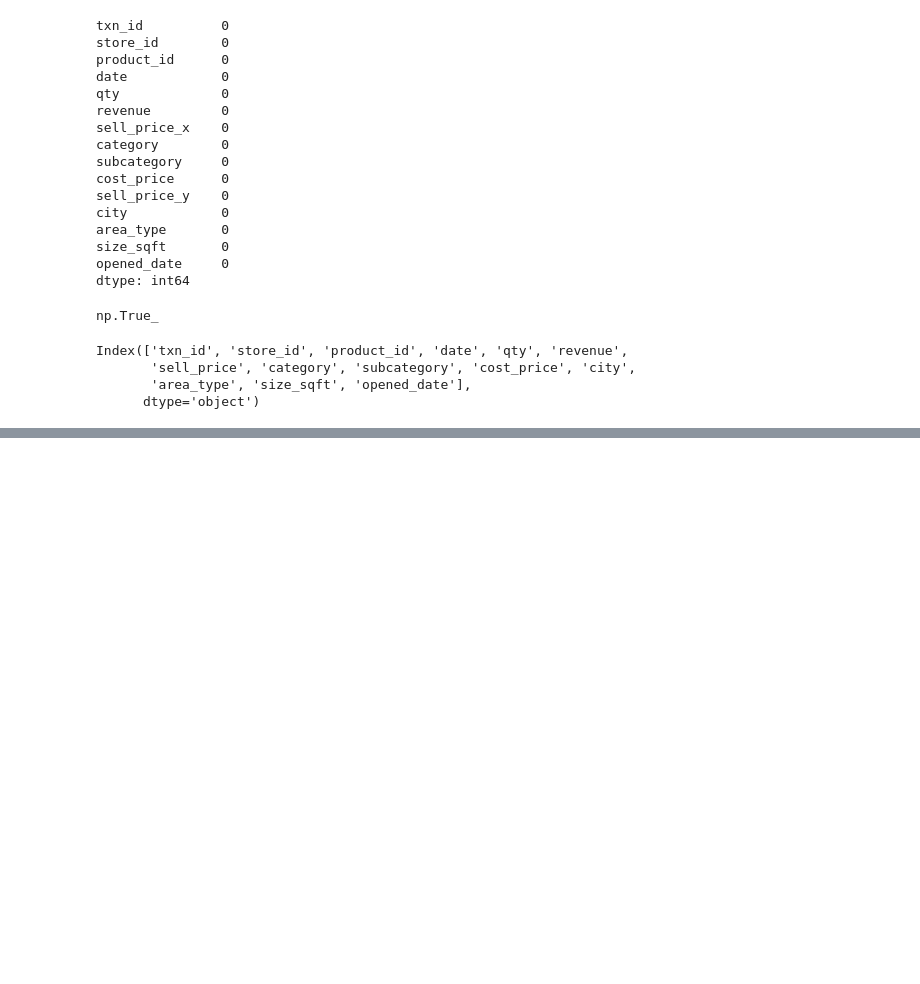
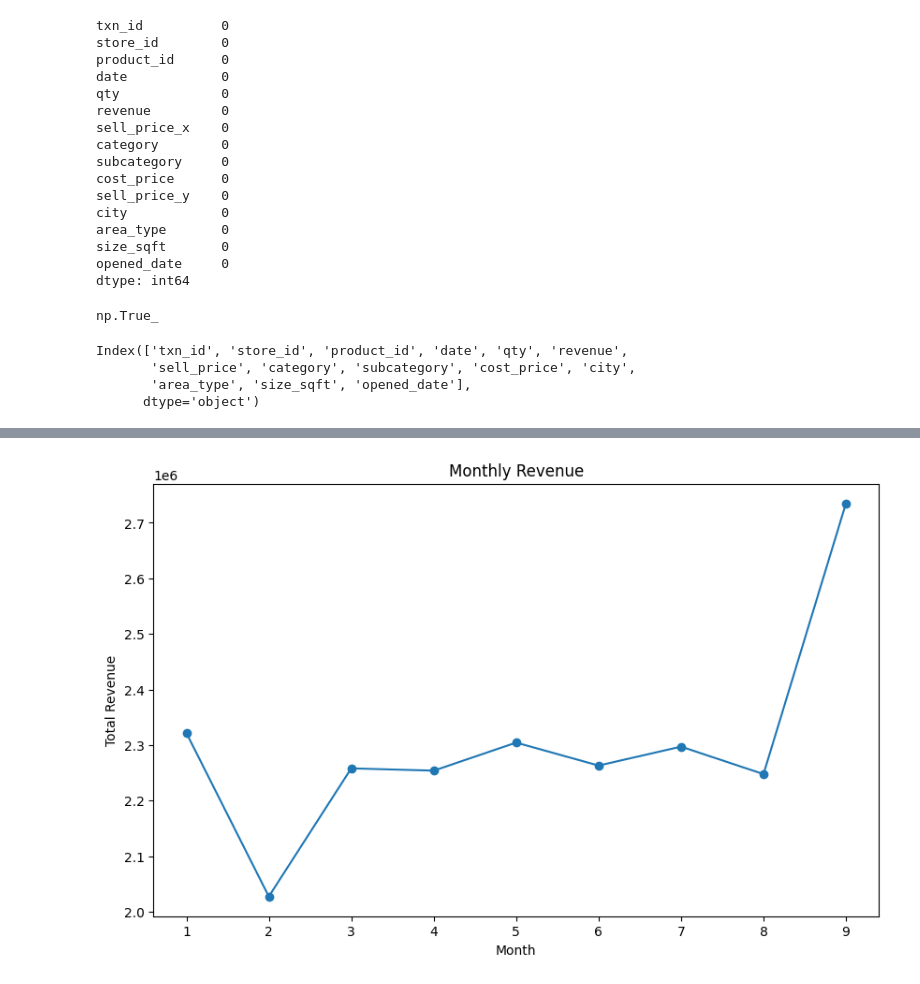
Before and after one commit to Mubesh-Hub/retailpulse-analysis, a Jupyter notebook: notebooks/vscodeanalysed.ipynb, the cells around one changed output, grey strips where cells are left out. Saved outputs shown, nothing was run; the diff lists cells and outputs as text; code cells hidden in the pictures; blank space fills up the shorter version.

```diff
--- a/notebooks/vscodeanalysed.ipynb
+++ b/notebooks/vscodeanalysed.ipynb
@@ -377,0 +472,3 @@ returns_df.to_csv('returns_clean.csv', index=False)
+# %%
+import pandas as pd
+master = pd.read_csv("../data/processed/master_clean.csv")
@@ -377,0 +501,13 @@ returns_df.to_csv('returns_clean.csv', index=False)
+# %%
+master['date']=pd.to_datetime(master['date'])
+monthly_revenue=master.groupby(master['date'].dt.month)['revenue'].sum()
+
+plt.figure(figsize=(10,6))
+plt.plot(monthly_revenue.index,monthly_revenue.values,marker='o')
+plt.title('Monthly Revenue')
+plt.xlabel('Month')
+plt.ylabel('Total Revenue')
+plt.savefig("../reports/monthly_revenue.png", dpi=150, bbox_inches='tight')
+plt.show()
+# %% [output]
+[figure, added]
```
Also changed, not shown: parts of 12 cells of this notebook, 5 other files.
